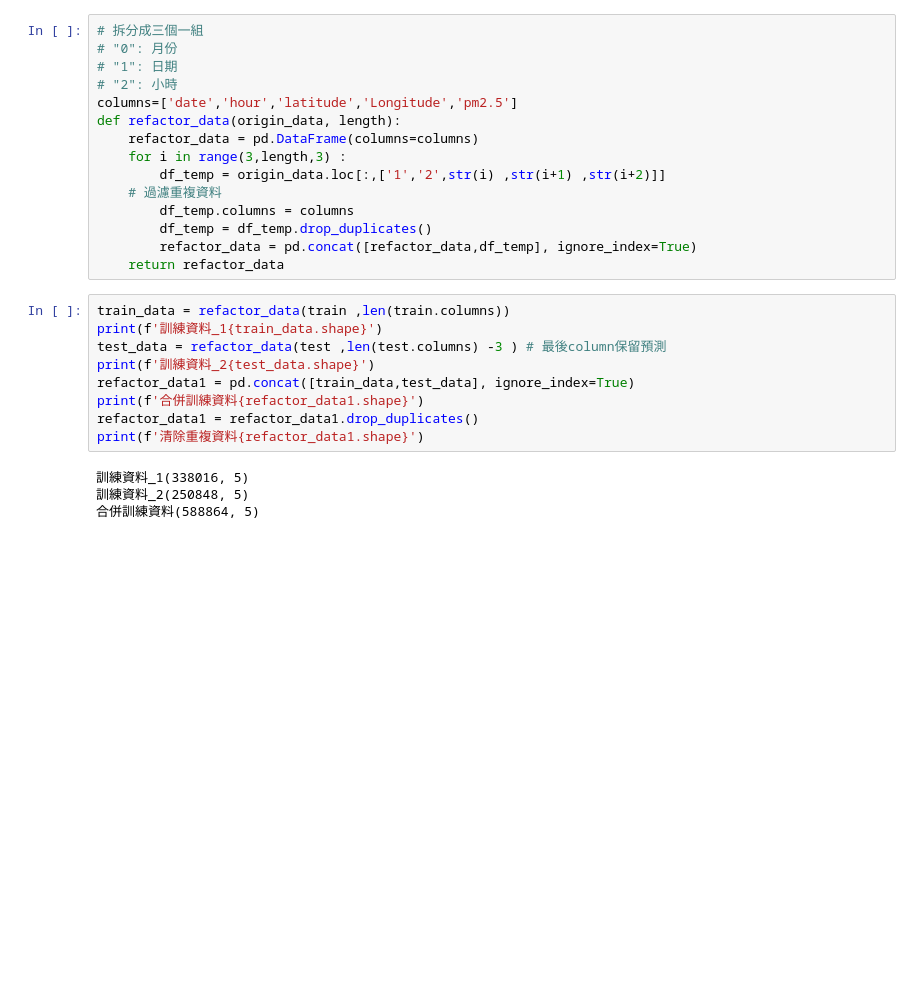
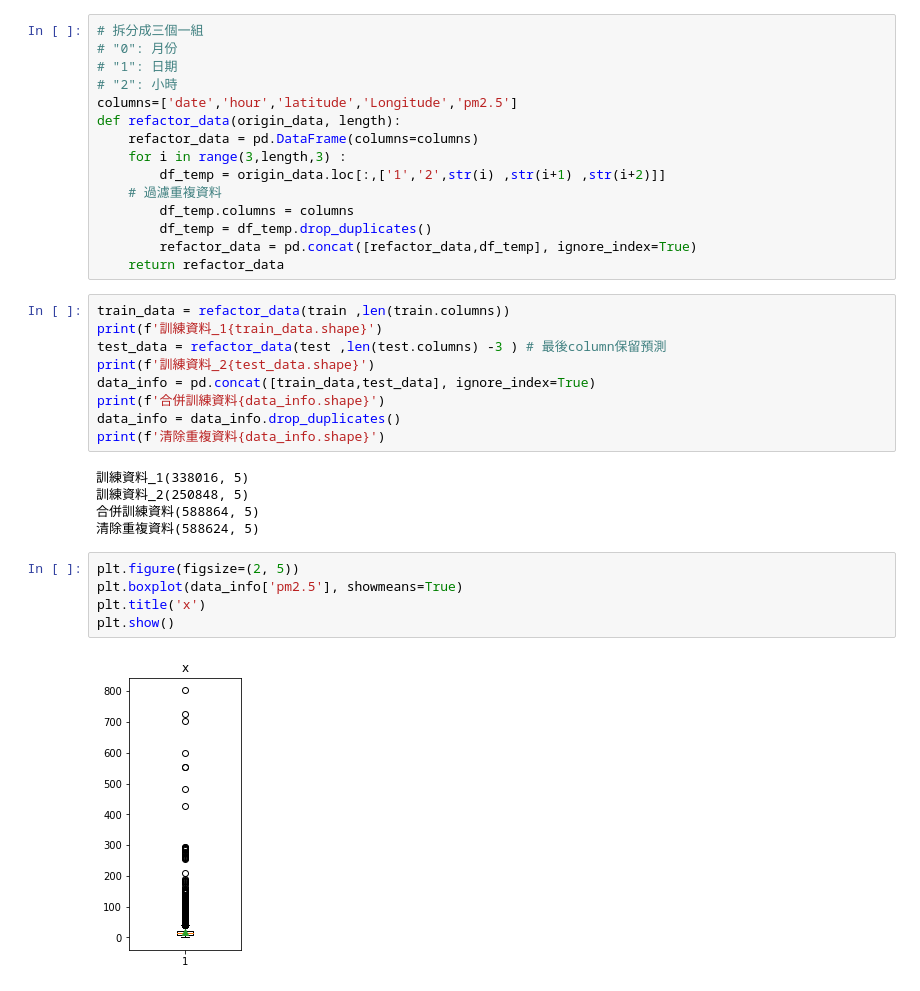
Before and after one commit to bert5566/ML, a Jupyter notebook: 學校作業/學校作業.ipynb, the cells around one changed output. Saved outputs shown, nothing was run; the diff lists cells and outputs as text; blank space fills up the shorter version.

```diff
--- a/學校作業/學校作業.ipynb
+++ b/學校作業/學校作業.ipynb
@@ -51,11 +48,19 @@ train_data = refactor_data(train ,len(train.columns))
 print(f'訓練資料_1{train_data.shape}')
 test_data = refactor_data(test ,len(test.columns) -3 ) # 最後column保留預測
 print(f'訓練資料_2{test_data.shape}')
-refactor_data1 = pd.concat([train_data,test_data], ignore_index=True)
-print(f'合併訓練資料{refactor_data1.shape}')
-refactor_data1 = refactor_data1.drop_duplicates()
-print(f'清除重複資料{refactor_data1.shape}')
+data_info = pd.concat([train_data,test_data], ignore_index=True)
+print(f'合併訓練資料{data_info.shape}')
+data_info = data_info.drop_duplicates()
+print(f'清除重複資料{data_info.shape}')
 # %% [output]
 訓練資料_1(338016, 5)
 訓練資料_2(250848, 5)
 合併訓練資料(588864, 5)
+清除重複資料(588624, 5)
+# %%
+plt.figure(figsize=(2, 5))
+plt.boxplot(data_info['pm2.5'], showmeans=True)
+plt.title('x')
+plt.show()
+# %% [output]
+[figure, added]
```
Also changed, not shown: parts of 24 cells of this notebook, 1 other file.
